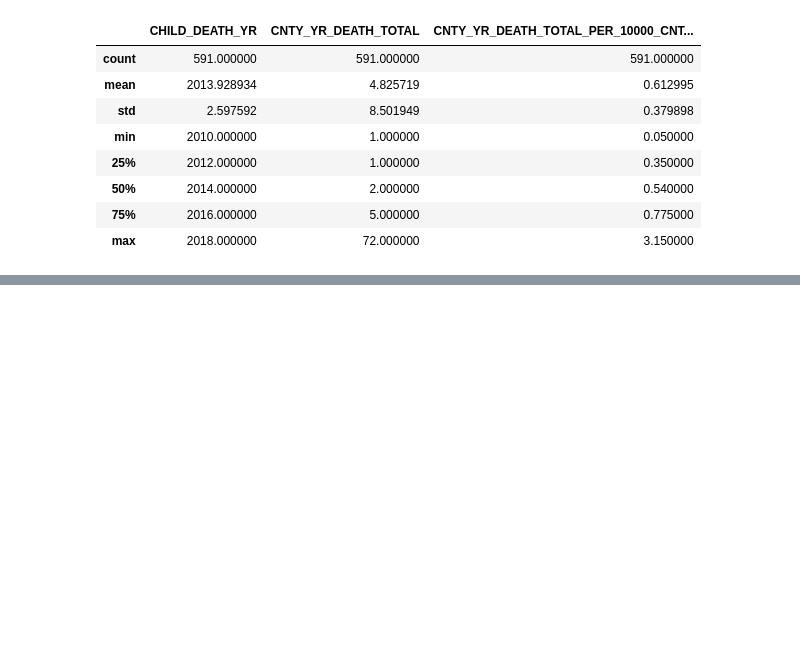
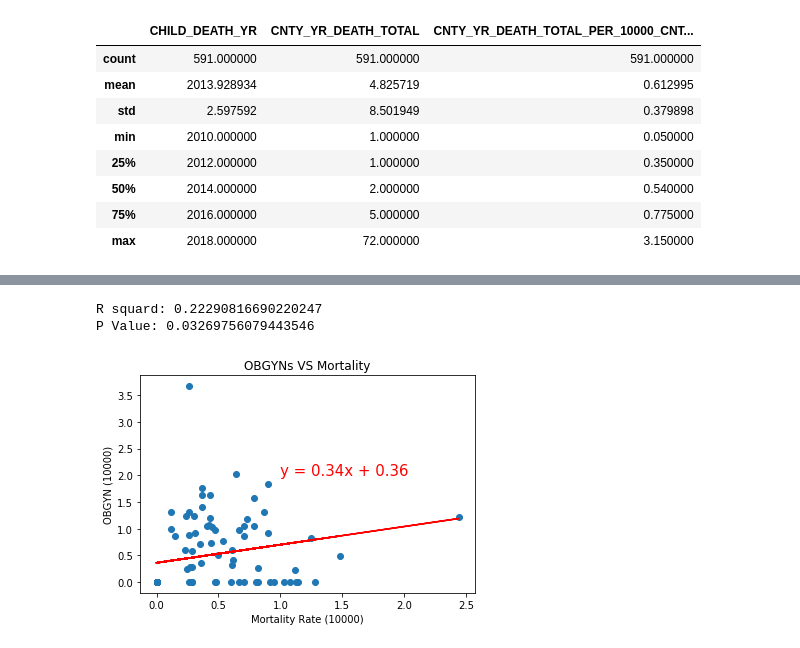
Before and after one commit to NotkerNotker/Indiana-OBGYN-Analysis, a Jupyter notebook: OB_Starter_Code-V1.ipynb, the cells around one changed output, grey strips where cells are left out. Saved outputs shown, nothing was run; the diff lists cells and outputs as text; code cells hidden in the pictures; blank space fills up the shorter version.

```diff
--- a/OB_Starter_Code-V1.ipynb
+++ b/OB_Starter_Code-V1.ipynb
@@ -18,6 +18,8 @@ underlying_cause_csv = "underlying_cause_final.csv"
 obgyns_csv = "Indiana_OBGYNS_Final.csv"
 obgyns_clean = "Indiana_OBGYNS_Clean.csv"
 deaths_2018 = "2018 Deaths.csv"
+merged = "MergedAgain.csv"
+income = "income2016.csv"
 # %%
 obgyn_by_county_df = pd.read_csv(obgyn_by_county, encoding="ISO-8859-1")
 underlying_cause_df = pd.read_csv(underlying_cause, encoding="ISO-8859-1")
@@ -29,6 +31,8 @@ causes_df = pd.read_csv(underlying_cause_csv, encoding="ISO-8859-1")
 obgyns_df = pd.read_csv(obgyns_csv, encoding="ISO-8859-1")
 obgyns_clean_df = pd.read_csv(obgyns_clean, encoding="ISO-8859-1")
 deaths_2018_df = pd.read_csv(deaths_2018, encoding="ISO-8859-1")
+complete_df = pd.read_csv(merged, encoding="ISO-8859-1")
+income_df = pd.read_csv(income, encoding="ISO-8859-1")
 # %%
 obgyn_by_county_df.head()
 # %% [output]
@@ -339,0 +433,20 @@ plt.show()
+# %%
+x_values = complete_df['Year Deaths per 10000 Residents'].astype('float')
+y_values = complete_df['OB/GYNS Per Cap'].astype('float')
+(slope, intercept, rvalue, pvalue, stderr) = linregress(x_values, y_values)
+regress_values = x_values * slope + intercept
+line_eq = "y = " + str(round(slope,2)) + "x + " + str(round(intercept,2))
+plt.scatter(x_values,y_values)
+plt.plot(x_values,regress_values,"r-")
+plt.annotate(line_eq,(1,2),fontsize=15,color="red")
+plt.title("OBGYNs VS Mortality")
+plt.xlabel('Mortality Rate (10000)')
+plt.ylabel('OBGYN (10000)')
+print(f"R squard: {rvalue}")
+print(f"P Value: {pvalue}")
+plt.savefig("../project1/per10000_scatterplot.png")
+plt.show()
+# %% [output]
+R squard: 0.22290816690220247
+P Value: 0.03269756079443546
+[figure, added]
```
Also changed, not shown: parts of 22 cells of this notebook.
